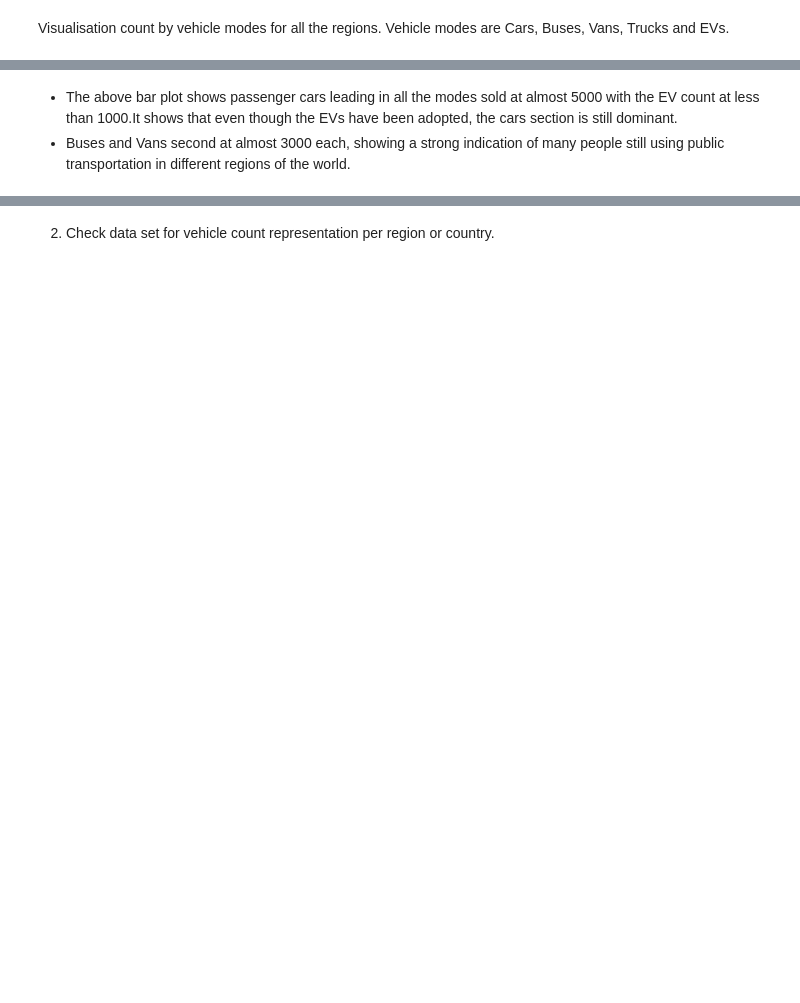
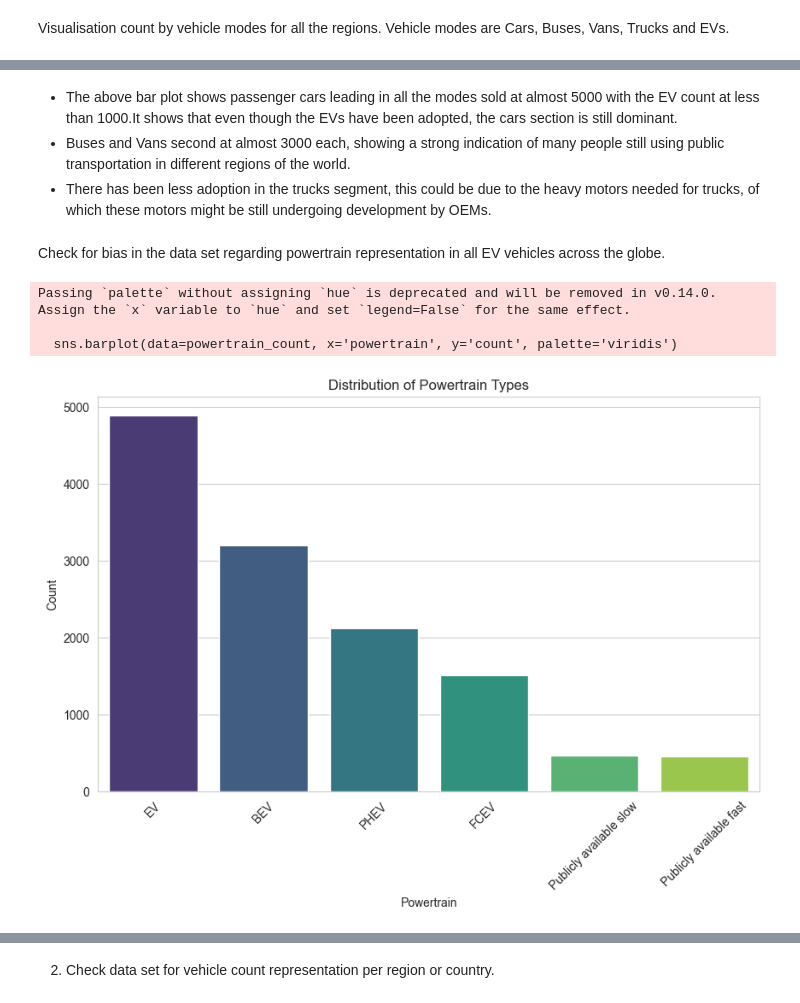
Before and after one commit to Emmanuel913-sketch/Global-Electric-Vehicle-sales-trends-from-2010-2024, a Jupyter notebook: jupyter_notebooks/visualisations.ipynb, the cells around one changed output, grey strips where cells are left out. Drawn from its saved outputs; the diff is of its cells as text; code cells hidden in the pictures; blank space fills up the shorter version.

```diff
--- a/jupyter_notebooks/visualisations.ipynb
+++ b/jupyter_notebooks/visualisations.ipynb
@@ -89,3 +94,24 @@ Passing `palette` without assigning `hue` is deprecated and will be removed in v
 # %% [markdown]
 * The above bar plot shows passenger cars leading in all the modes sold at almost 5000 with the EV count at less than 1000.It shows that even though the EVs have been adopted, the cars section is still dominant.
 * Buses and Vans second at almost 3000 each, showing a strong indication of many people still using public transportation in different regions of the world.
+* There has been less adoption in the trucks segment, this could be due to the heavy motors needed for trucks, of which these motors might be still undergoing development by OEMs.
+# %% [markdown]
+Check for bias in the data set regarding powertrain representation in all EV vehicles across the globe.
+# %%
+# Count the occurrences of each powertrain type
+powertrain_count = df['powertrain'].value_counts().reset_index()
+powertrain_count.columns = ['powertrain', 'count']
+
+# Plot the distribution of powertrain types
+plt.figure(figsize=(10, 6))
+sns.barplot(data=powertrain_count, x='powertrain', y='count', palette='viridis')
+plt.title('Distribution of Powertrain Types')
+plt.xlabel('Powertrain')
+plt.ylabel('Count')
+plt.xticks(rotation=45)
+plt.show()
+# %% [output]
+Passing `palette` without assigning `hue` is deprecated and will be removed in v0.14.0. Assign the `x` variable to `hue` and set `legend=False` for the same effect.
+
+  sns.barplot(data=powertrain_count, x='powertrain', y='count', palette='viridis')
+[figure, added]
```
Also changed, not shown: parts of 10 cells of this notebook, 2 other files.
